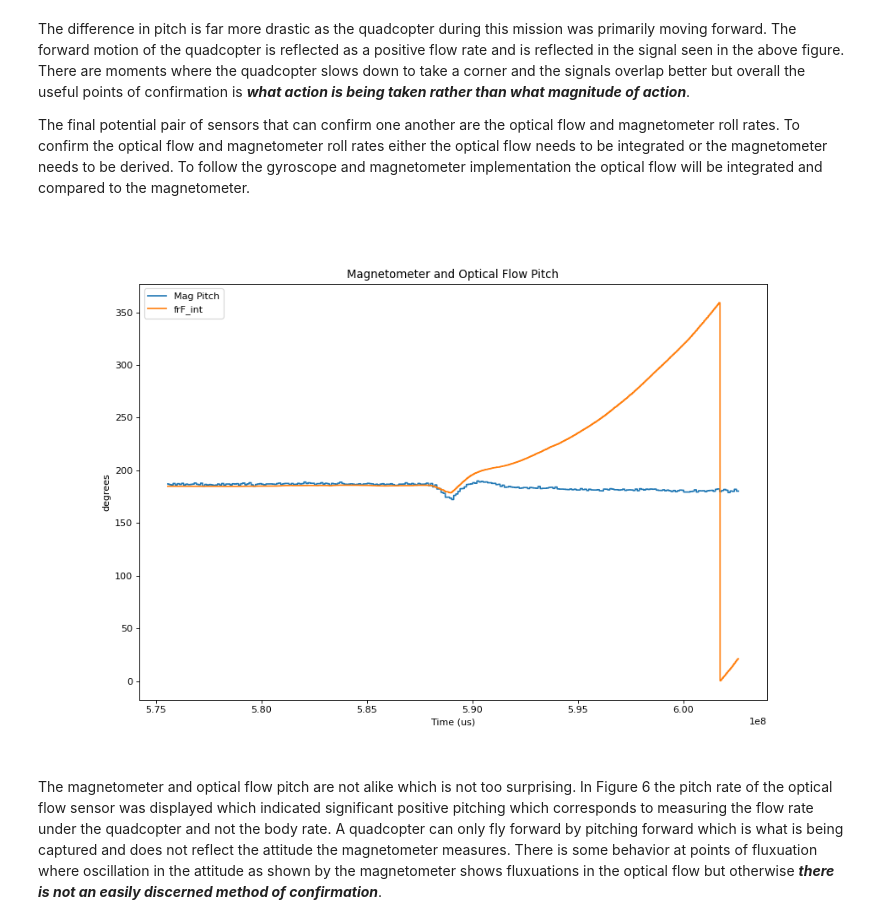
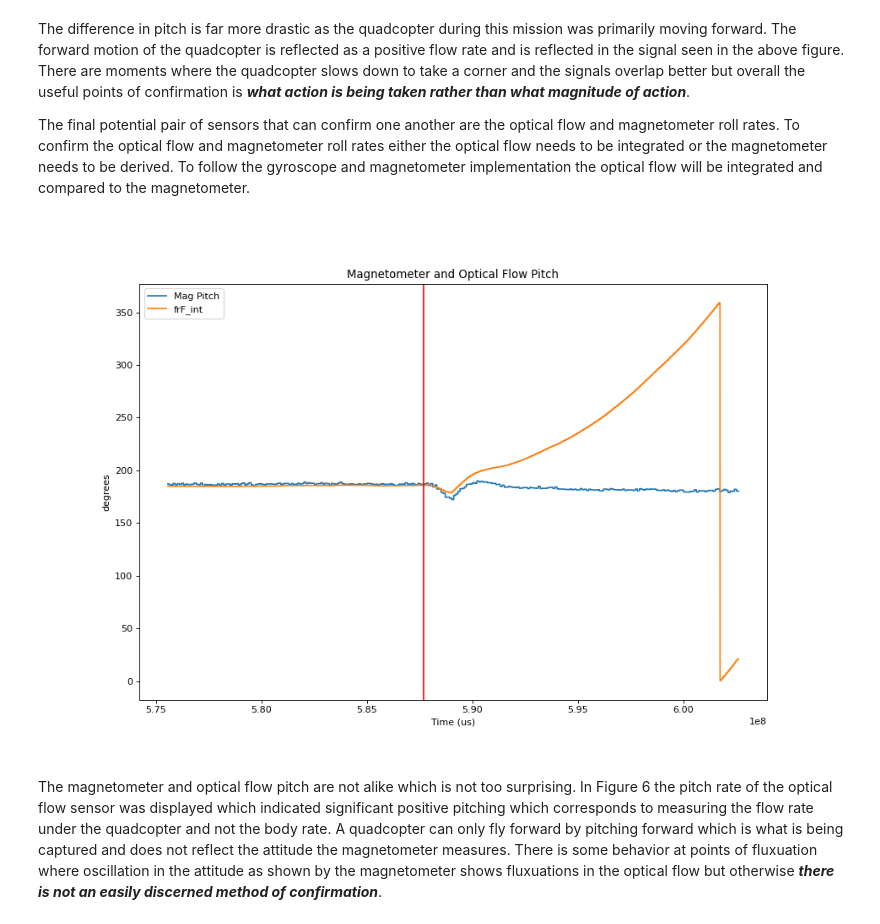
Before and after one commit to BaileySri/Practical-Software-Defense-for-GPS-Spoofing-on-a-Hobby-UAV-Offline, a Jupyter notebook: notebooks/0.1-bks-attack-idle.ipynb, the cells around one changed output. Cells and saved outputs as stored; diff of their text form; code cells hidden in the pictures.

```diff
--- a/notebooks/0.1-bks-attack-idle.ipynb
+++ b/notebooks/0.1-bks-attack-idle.ipynb
@@ -218,11 +189,11 @@ magnetometer.
 # %%
 #Gyroscope pitch, same as before with heading
 of_pitch = trap_integrate(df.ofUS / 1000, df.frF).apply(degrees).cumsum() % 360
 
 #Using the pitch derived from magnetometer from before
-simple_time_plot(df.TimeUS[1:], [mag_pitch[1:], (of_pitch+185)%360], ["us","degrees"], title="Magnetometer and Optical Flow Pitch")
+simple_time_plot(df.TimeUS[1:], [mag_pitch[1:], (of_pitch+185)%360], ["us","degrees"], title="Magnetometer and Optical Flow Pitch", atk=587680045)
 # %% [output]
-[figure, old version]
+[figure, new version]
 # %% [markdown]
 The magnetometer and optical flow pitch are not alike which is not too surprising. In Figure 6 the pitch rate of the optical flow sensor was displayed which indicated significant positive pitching which corresponds to measuring the flow rate under the quadcopter and not the body rate. A quadcopter can only fly forward by pitching forward which is what is being captured and does not reflect the attitude the magnetometer measures. There is some behavior at points of fluxuation where oscillation in the attitude as shown by the magnetometer shows fluxuations in the optical flow but otherwise ***there is not an easily discerned method of confirmation***.
 # %% [markdown]
```
Also changed, not shown: parts of 21 cells of this notebook, 4 other files.
